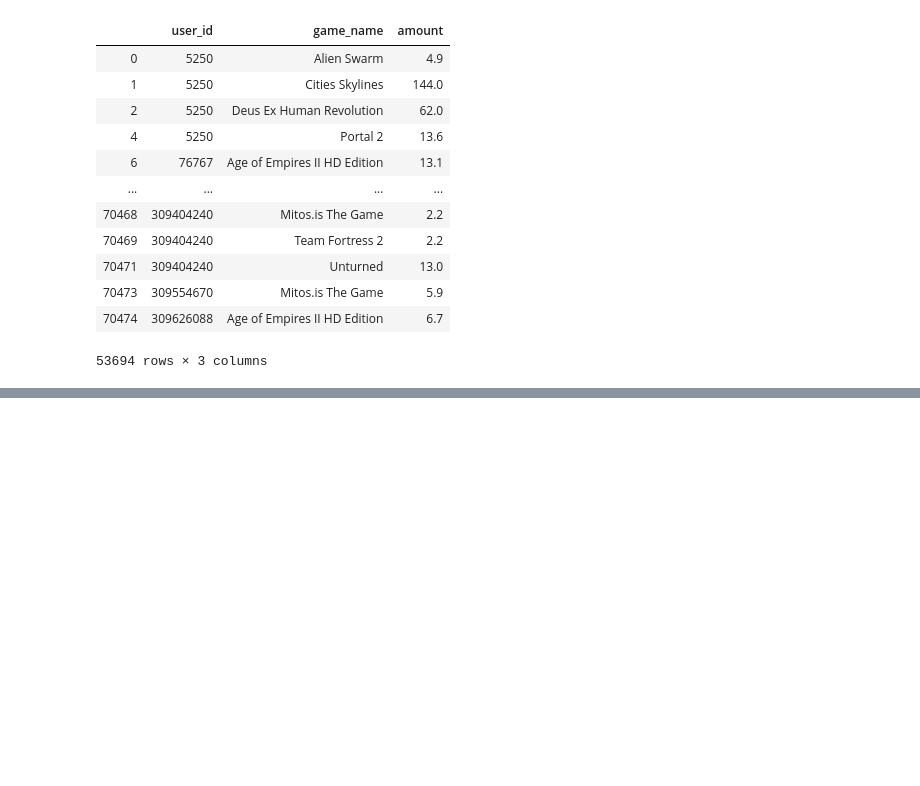
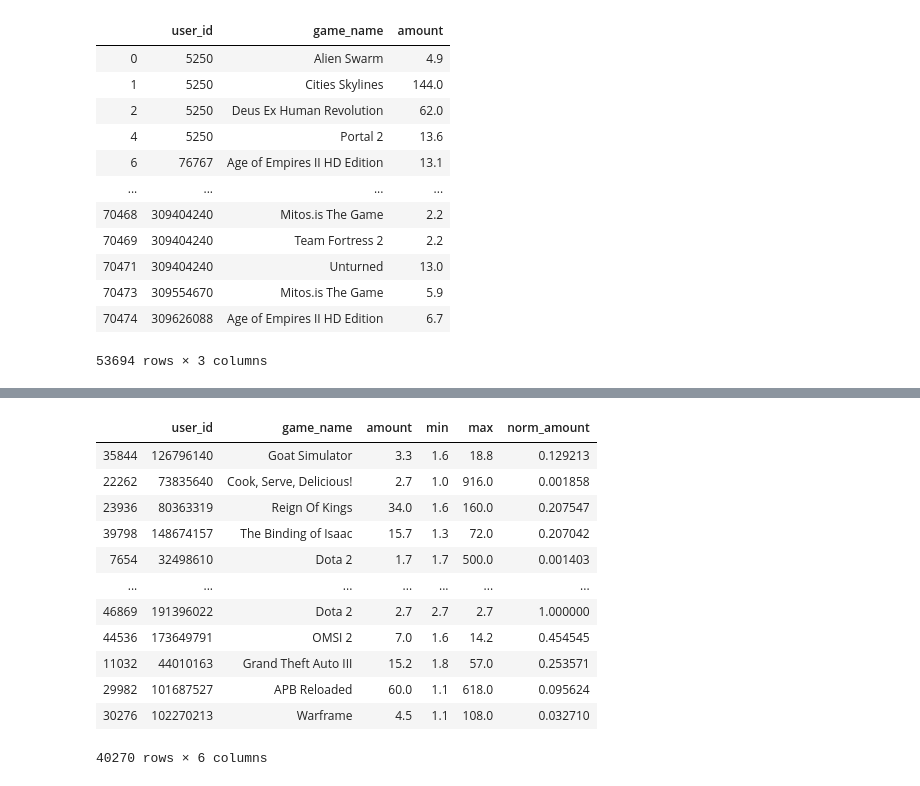
Before and after one commit to chris-gomes/steam-game-recommendations, a Jupyter notebook: Preprocessing.ipynb, the cells around one changed output, grey strips where cells are left out. Saved outputs shown, nothing was run; the diff lists cells and outputs as text; code cells hidden in the pictures; blank space fills up the shorter version.

```diff
--- a/Preprocessing.ipynb
+++ b/Preprocessing.ipynb
@@ -96,0 +117,16 @@ user_plays.drop(columns=['min', 'max'])
+# %%
+X_train
+# %% [output]
+|  | user_id | game_name | amount | min | max | norm_amount |
+| 35844 | 126796140 | Goat Simulator | 3.3 | 1.6 | 18.8 | 0.129213 |
+| 22262 | 73835640 | Cook, Serve, Delicious! | 2.7 | 1.0 | 916.0 | 0.001858 |
+| 23936 | 80363319 | Reign Of Kings | 34.0 | 1.6 | 160.0 | 0.207547 |
+| 39798 | 148674157 | The Binding of Isaac | 15.7 | 1.3 | 72.0 | 0.207042 |
+| 7654 | 32498610 | Dota 2 | 1.7 | 1.7 | 500.0 | 0.001403 |
+| ... | ... | ... | ... | ... | ... | ... |
+| 46869 | 191396022 | Dota 2 | 2.7 | 2.7 | 2.7 | 1.000000 |
+| 44536 | 173649791 | OMSI 2 | 7.0 | 1.6 | 14.2 | 0.454545 |
+| 11032 | 44010163 | Grand Theft Auto III | 15.2 | 1.8 | 57.0 | 0.253571 |
+| 29982 | 101687527 | APB Reloaded | 60.0 | 1.1 | 618.0 | 0.095624 |
+| 30276 | 102270213 | Warframe | 4.5 | 1.1 | 108.0 | 0.032710 |
+40270 rows × 6 columns
```
Also changed, not shown: parts of 4 cells of this notebook, 2 other files.
